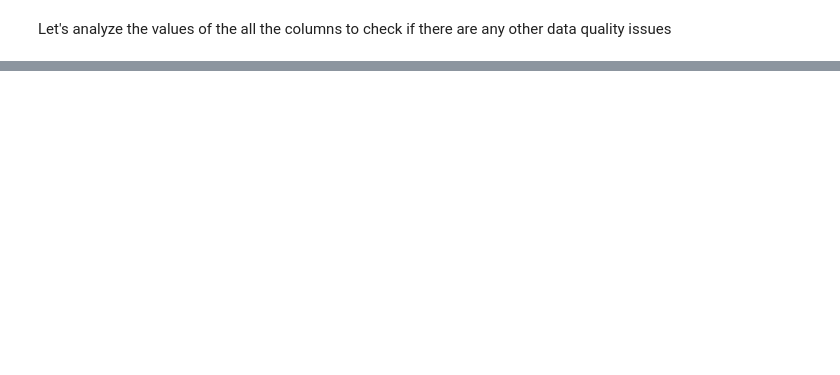
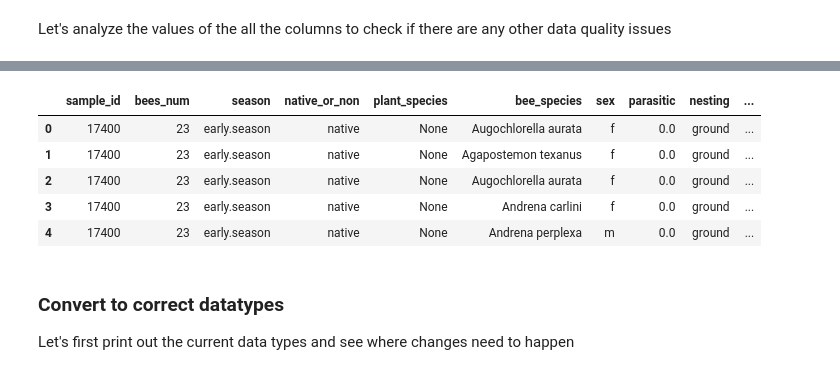
Before and after one commit to lennertVanSever/datascience-werkstuk, a Jupyter notebook: lennert_van_sever.ipynb, the cells around one changed output, grey strips where cells are left out. Cells and saved outputs as stored; diff of their text form; code cells hidden in the pictures; blank space fills up the shorter version.

```diff
--- a/lennert_van_sever.ipynb
+++ b/lennert_van_sever.ipynb
@@ -183,0 +176,13 @@ Table for 'nesting' Column:
+# %%
+plants_df['nesting'] = plants_df['nesting'].fillna('unknown')
+print_value_count_table(plants_df, 'nesting')
+
+
+plants_df['parasitic_unknown'] = plants_df['parasitic'].isna().astype(int)
+plants_df['nonnative_bee_unknown'] = plants_df['nonnative_bee'].isna().astype(int)
+
+plants_df['parasitic'] = plants_df['parasitic'].fillna(0)
+plants_df['nonnative_bee'] = plants_df['nonnative_bee'].fillna(0)
+
+print("Non-null count in modified columns:")
+print(plants_df[['parasitic', 'parasitic_unknown', 'nonnative_bee', 'nonnative_bee_unknown']].notnull().sum())
@@ -208,0 +239,14 @@ After analyzing the output, it looks like the dataset has been properly cleaned
+# %%
+plants_df = plants_df.drop(columns=['site', 'sampling', 'date', 'time'])
+plants_df.head(5)
+# %% [output]
+|  | sample_id | bees_num | season | native_or_non | plant_species | bee_species | sex | parasitic | nesting | ... |
+| 0 | 17400 | 23 | early.season | native | None | Augochlorella aurata | f | 0.0 | ground | ... |
+| 1 | 17400 | 23 | early.season | native | None | Agapostemon texanus | f | 0.0 | ground | ... |
+| 2 | 17400 | 23 | early.season | native | None | Augochlorella aurata | f | 0.0 | ground | ... |
+| 3 | 17400 | 23 | early.season | native | None | Andrena carlini | f | 0.0 | ground | ... |
+| 4 | 17400 | 23 | early.season | native | None | Andrena perplexa | m | 0.0 | ground | ... |
+# %% [markdown]
+### Convert to correct datatypes
+
+Let's first print out the current data types and see where changes need to happen
```
Also changed, not shown: parts of 12 cells of this notebook.
